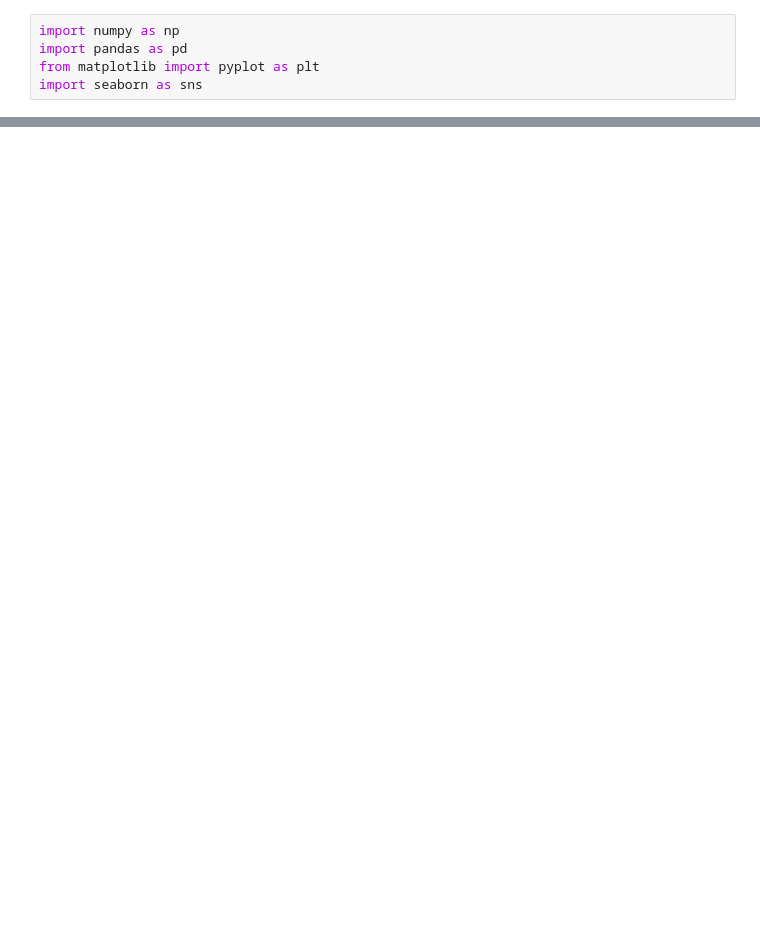
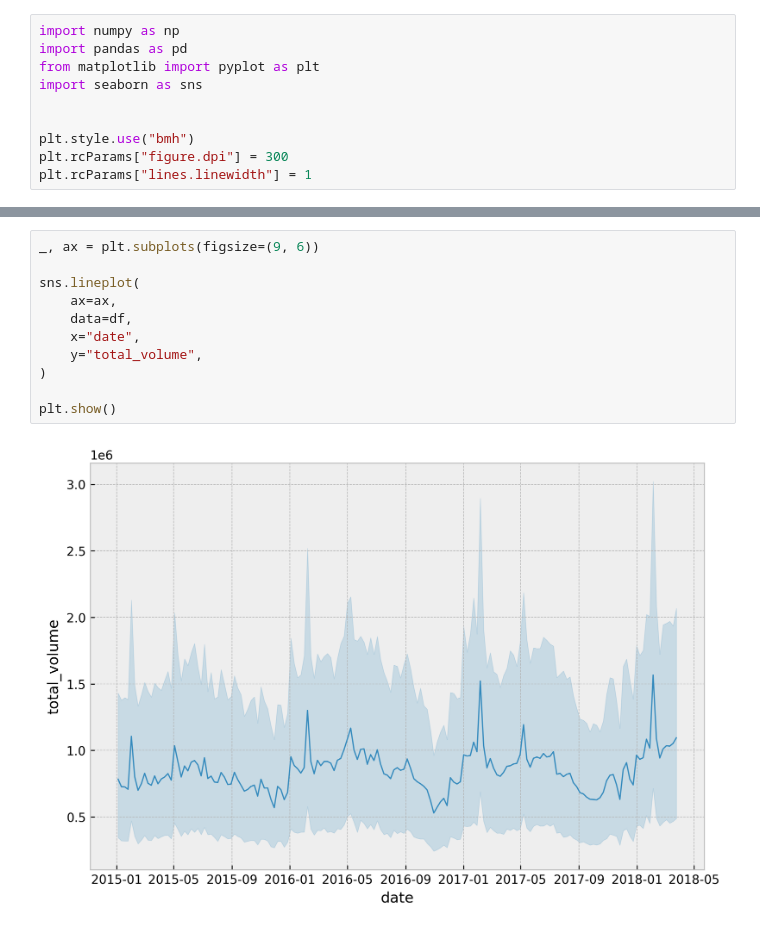
Before and after one commit to ShawnaLiuuu/DS210-project, a Jupyter notebook: notebook/main.ipynb, the cells around one changed output, grey strips where cells are left out. Saved outputs shown, nothing was run; the diff lists cells and outputs as text; blank space fills up the shorter version.

```diff
--- a/notebook/main.ipynb
+++ b/notebook/main.ipynb
@@ -3,5 +3,10 @@ import numpy as np
 import pandas as pd
 from matplotlib import pyplot as plt
 import seaborn as sns
+
+
+plt.style.use("bmh")
+plt.rcParams["figure.dpi"] = 300
+plt.rcParams["lines.linewidth"] = 1
 # %%
 df = pd.read_csv("../data/avocado.csv")
@@ -59,0 +72,13 @@ df.describe()
+# %%
+_, ax = plt.subplots(figsize=(9, 6))
+
+sns.lineplot(
+    ax=ax,
+    data=df,
+    x="date",
+    y="total_volume",
+)
+
+plt.show()
+# %% [output]
+[figure, added]
```
Also changed, not shown: parts of 7 cells of this notebook, 3 other files.
